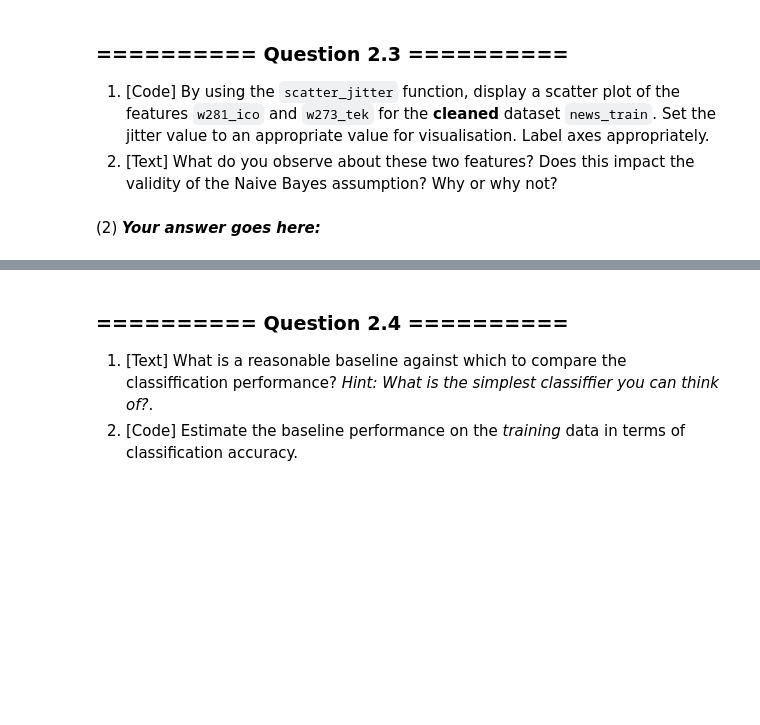
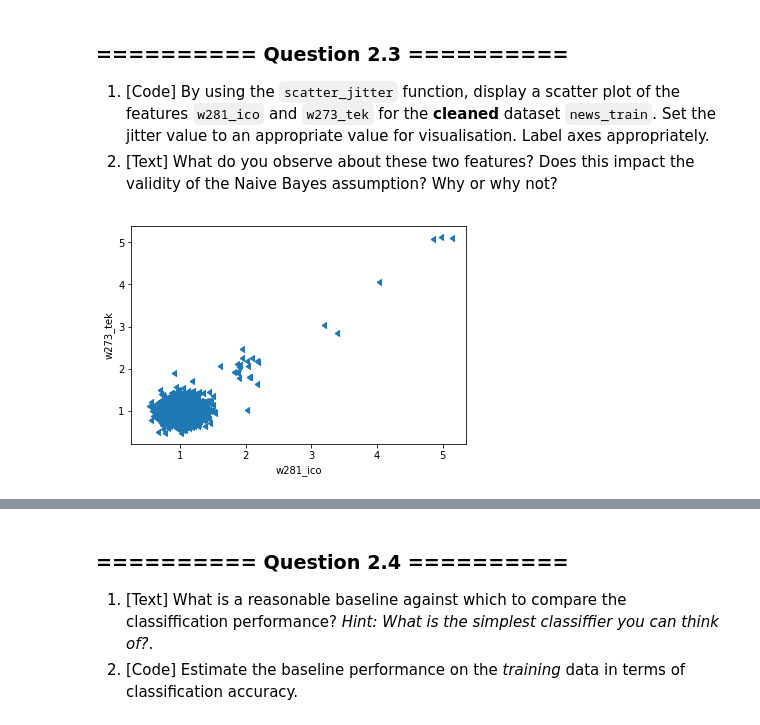
Before and after one commit to lauramasselos/IAML2019, a Jupyter notebook: assignments/Assignment1/Assignment1.ipynb, the cells around one changed output, grey strips where cells are left out. Saved outputs shown, nothing was run; the diff lists cells and outputs as text; code cells hidden in the pictures; blank space fills up the shorter version.

```diff
--- a/assignments/Assignment1/Assignment1.ipynb
+++ b/assignments/Assignment1/Assignment1.ipynb
@@ -162,2 +171,9 @@ max      5.000000
-# %% [markdown]
-(2) ***Your answer goes here:***
+# %%
+# (1) # Your Code goes here:
+xdata = news_train['w281_ico'].values
+ydata = news_train['w273_tek'].values
+plt.xlabel('w281_ico')
+plt.ylabel('w273_tek')
+scatter_jitter(xdata, ydata, 0.8)
+# %% [output]
+[figure, added]
```
Also changed, not shown: parts of 24 cells of this notebook.
